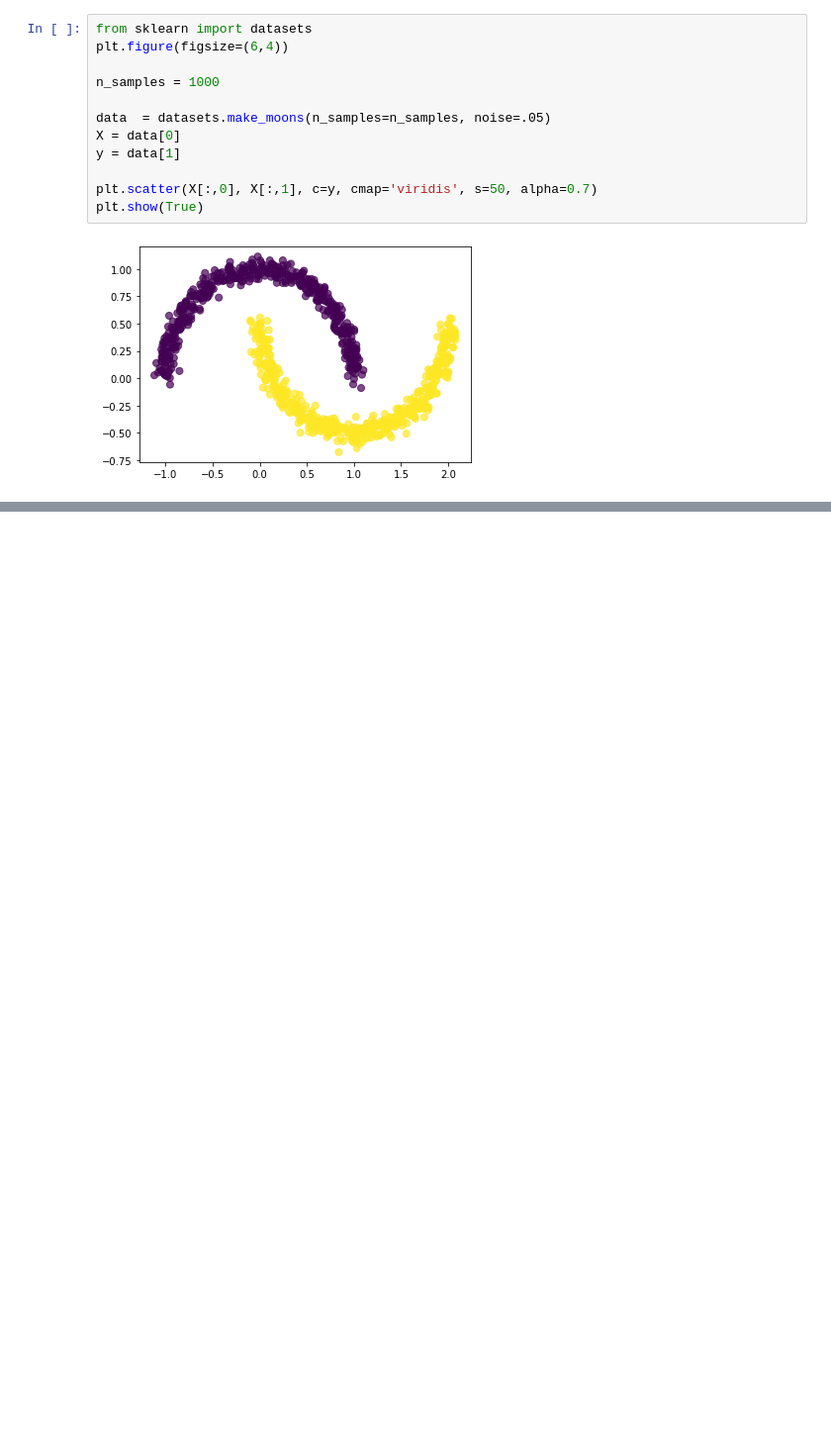
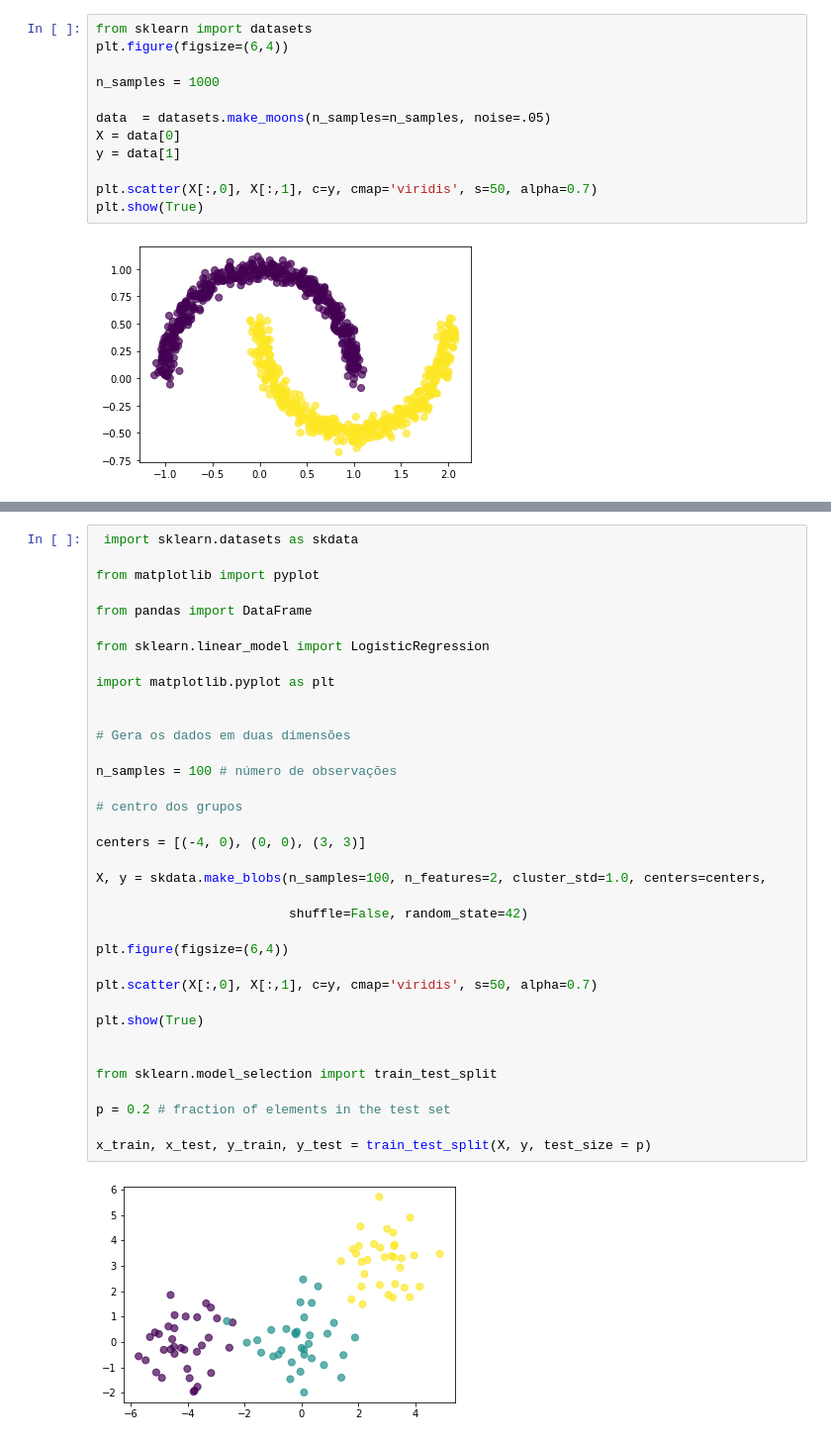
Before and after one commit to thiago3008/MBA_DS_USP, a Jupyter notebook: 02 - Introdução a Ciência de Dados/06 - Classificação Knn, Regressão e Naive Bayes/Aula6.ipynb, the cells around one changed output, grey strips where cells are left out. Shown: that part at 99% size. Saved outputs shown, nothing was run; the diff lists cells and outputs as text; blank space fills up the shorter version.

```diff
--- a/02 - Introdução a Ciência de Dados/06 - Classificação Knn, Regressão e Naive Bayes/Aula6.ipynb
+++ b/02 - Introdução a Ciência de Dados/06 - Classificação Knn, Regressão e Naive Bayes/Aula6.ipynb
@@ -305,0 +336,38 @@ plt.show(True)
+# %%
+ import sklearn.datasets as skdata
+
+from matplotlib import pyplot
+
+from pandas import DataFrame
+
+from sklearn.linear_model import LogisticRegression
+
+import matplotlib.pyplot as plt
+
+
+# Gera os dados em duas dimensões
+
+n_samples = 100 # número de observações
+
+# centro dos grupos
+
+centers = [(-4, 0), (0, 0), (3, 3)]
+
+X, y = skdata.make_blobs(n_samples=100, n_features=2, cluster_std=1.0, centers=centers,
+
+                         shuffle=False, random_state=42)
+
+plt.figure(figsize=(6,4))
+
+plt.scatter(X[:,0], X[:,1], c=y, cmap='viridis', s=50, alpha=0.7)
+
+plt.show(True)
+
+
+from sklearn.model_selection import train_test_split
+
+p = 0.2 # fraction of elements in the test set
+
+x_train, x_test, y_train, y_test = train_test_split(X, y, test_size = p)
+# %% [output]
+[figure, added]
```
Also changed, not shown: parts of 13 cells of this notebook.
